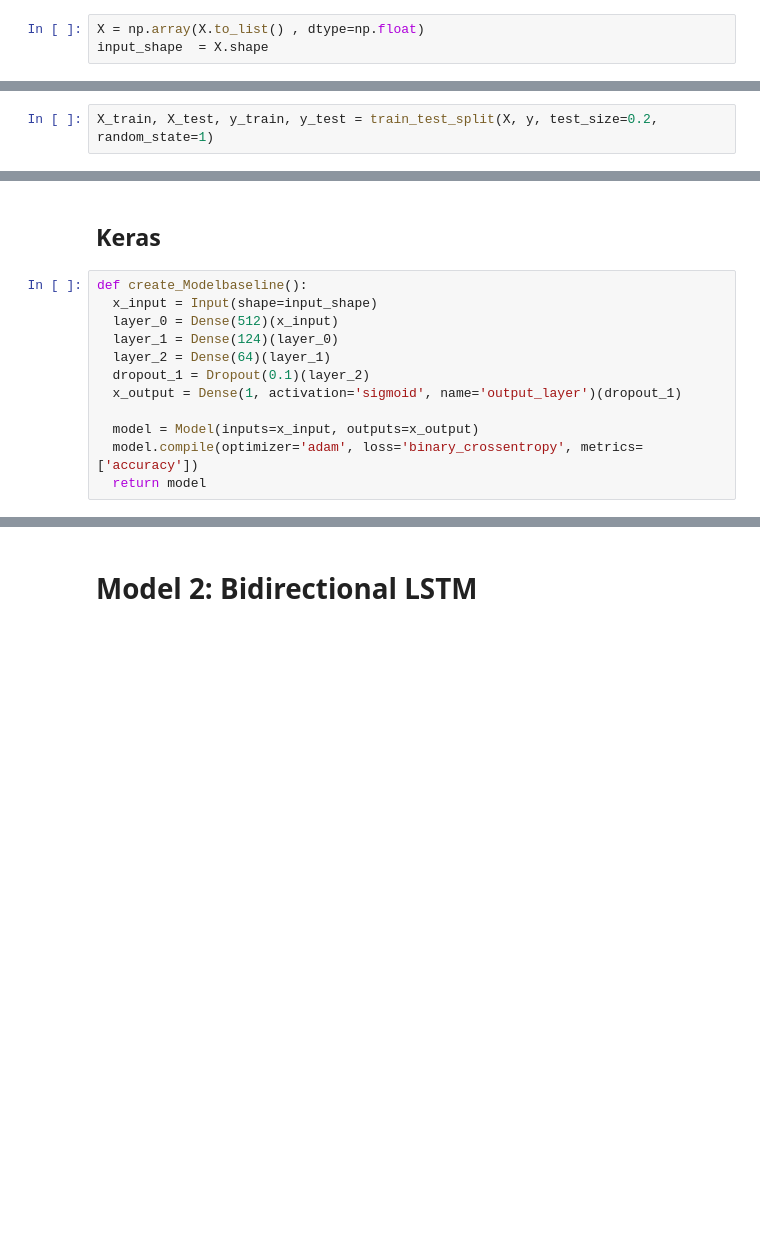
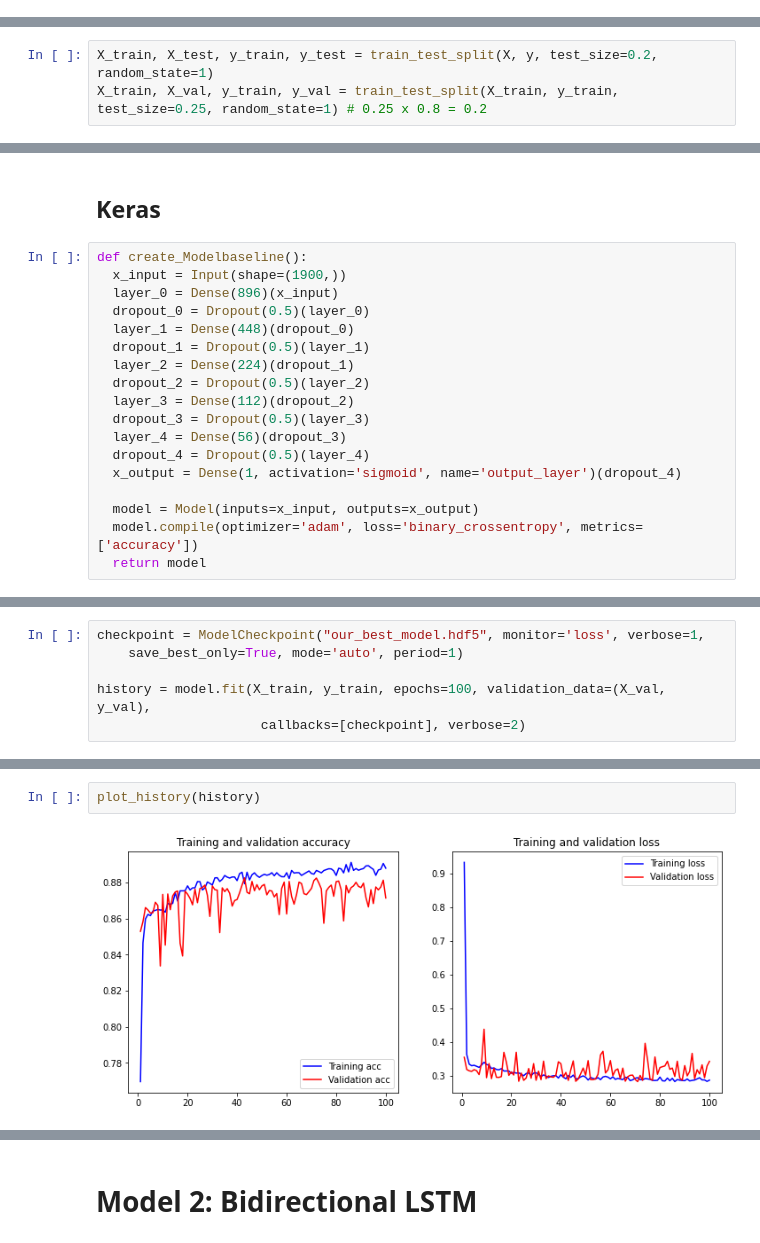
Before and after one commit to silenus092/AMPsDetector, a Jupyter notebook: Models/CustomDNNModel.ipynb, the cells around one changed output, grey strips where cells are left out. Drawn from its saved outputs; the diff is of its cells as text; blank space fills up the shorter version.

```diff
--- a/Models/CustomDNNModel.ipynb
+++ b/Models/CustomDNNModel.ipynb
@@ -110,3 +157,0 @@ y= AMPs_df['class']
-# %%
-X = np.array(X.to_list() , dtype=np.float)
-input_shape  = X.shape
@@ -113,2 +160,3 @@ input_shape  = X.shape
 # %%
 X_train, X_test, y_train, y_test = train_test_split(X, y, test_size=0.2, random_state=1)
+X_train, X_val, y_train, y_val = train_test_split(X_train, y_train, test_size=0.25, random_state=1) # 0.25 x 0.8 = 0.2
@@ -180,12 +175,18 @@ def plot_history_CV(cv, estimator,x,y):
 ## Keras
 # %%
 def create_Modelbaseline():
-  x_input = Input(shape=input_shape)
-  layer_0 = Dense(512)(x_input)
-  layer_1 = Dense(124)(layer_0)
-  layer_2 = Dense(64)(layer_1)
-  dropout_1 = Dropout(0.1)(layer_2)
-  x_output = Dense(1, activation='sigmoid', name='output_layer')(dropout_1)
+  x_input = Input(shape=(1900,))
+  layer_0 = Dense(896)(x_input)
+  dropout_0 = Dropout(0.5)(layer_0)
+  layer_1 = Dense(448)(dropout_0)
+  dropout_1 = Dropout(0.5)(layer_1)
+  layer_2 = Dense(224)(dropout_1)
+  dropout_2 = Dropout(0.5)(layer_2)
+  layer_3 = Dense(112)(dropout_2)
+  dropout_3 = Dropout(0.5)(layer_3)
+  layer_4 = Dense(56)(dropout_3)
+  dropout_4 = Dropout(0.5)(layer_4)
+  x_output = Dense(1, activation='sigmoid', name='output_layer')(dropout_4)
 
   model = Model(inputs=x_input, outputs=x_output)
   model.compile(optimizer='adam', loss='binary_crossentropy', metrics=['accuracy'])
@@ -215,2 +213,8 @@ Trainable params: 1,044,989
 Non-trainable params: 0
 _________________________________________________________________
+# %%
+checkpoint = ModelCheckpoint("our_best_model.hdf5", monitor='loss', verbose=1,
+    save_best_only=True, mode='auto', period=1)
+
+history = model.fit(X_train, y_train, epochs=100, validation_data=(X_val, y_val),
+                     callbacks=[checkpoint], verbose=2)
@@ -216,0 +239,4 @@ _________________________________________________________________
+# %%
+plot_history(history)
+# %% [output]
+[figure, added]
```
Also changed, not shown: parts of 48 cells of this notebook, 3 other files.
